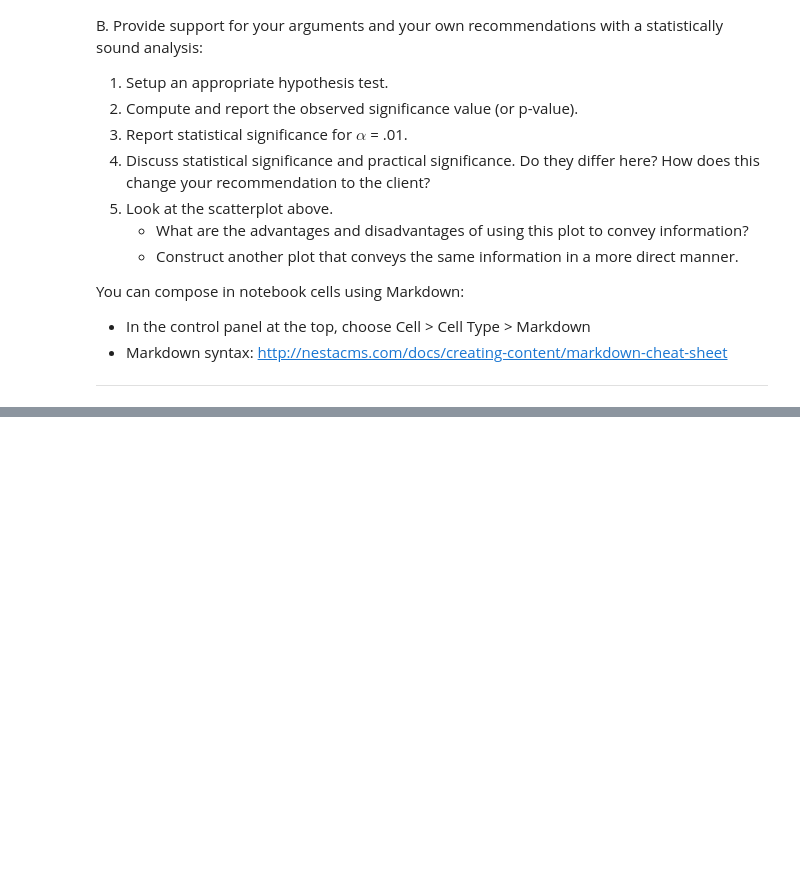
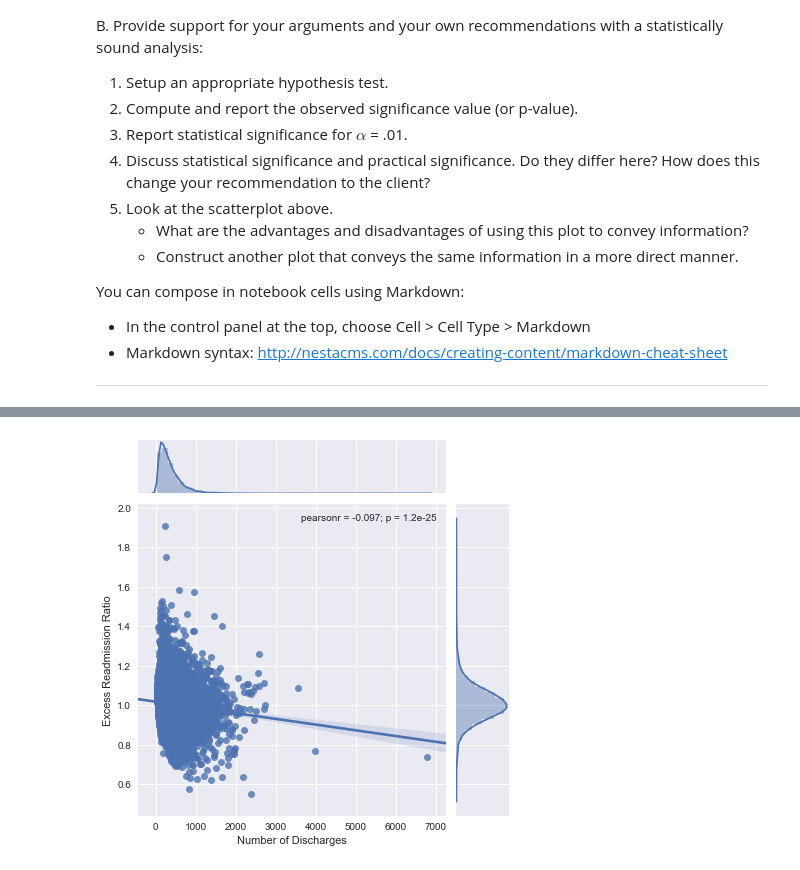
Before and after one commit to vsrajesh1/Inferential-statistics-excercises, a Jupyter notebook: sliderule_dsi_inferential_statistics_exercise_3.ipynb, the cells around one changed output, grey strips where cells are left out. Cells and saved outputs as stored; diff of their text form; code cells hidden in the pictures; blank space fills up the shorter version.

```diff
--- a/sliderule_dsi_inferential_statistics_exercise_3.ipynb
+++ b/sliderule_dsi_inferential_statistics_exercise_3.ipynb
@@ -277,0 +151,24 @@ discharge hospitals appear to be the same."""
+# %%
+import numpy
+def check_significance(p_val, alpha):
+    if p_val < alpha:
+        print("The null hypothesis can be rejected")
+    else:
+        print("The null hypothesis cannot be rejected")
+#### Using Pearson correlation coefficient and p-value of 1) Hospitals with with less than 300 discharges and
+#### 2) Hospitals with > 1000 discharges
+from scipy import stats
+
+clean_df = clean_hospital_read_df[clean_hospital_read_df.notnull()]
+
+hosp_gt_0 = clean_df[clean_df['Number of Discharges'] > 0]['Number of Discharges']
+hosp_le_300 = clean_df[clean_df['Number of Discharges'] <= 300]['Number of Discharges']
+hosp_ge_1000 = clean_df[clean_df['Number of Discharges'] >= 1000]['Number of Discharges']
+
+disch_gt_0 = clean_df[clean_df['Number of Discharges'] > 0]['Excess Readmission Ratio']
+
+pearson, p_val = stats.pearsonr(disch_gt_0,hosp_gt_0)
+
+print('correlation coefficient:',pearson)
+print('p value =',p_val)
+check_significance(p_val, alpha=0.01)
@@ -277,0 +195,10 @@ discharge hospitals appear to be the same."""
+# %%
+import seaborn as sns
+import scipy.stats as stats
+
+sns.set(style="darkgrid", color_codes=True)
+j = sns.jointplot(hosp_gt_0, disch_gt_0, kind='reg')
+j.annotate(stats.pearsonr)
+plt.show()
+# %% [output]
+[figure, added]
```
Also changed, not shown: parts of 14 cells of this notebook.
